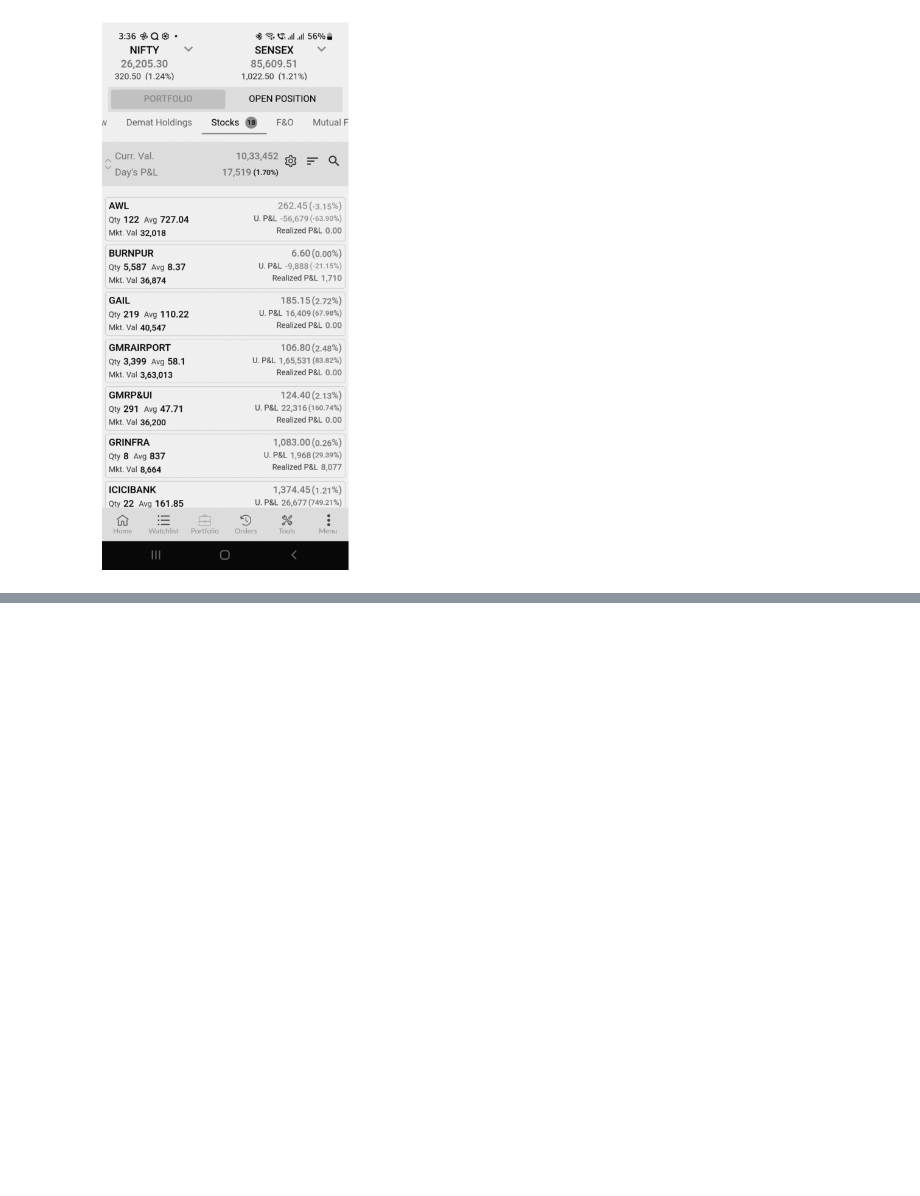
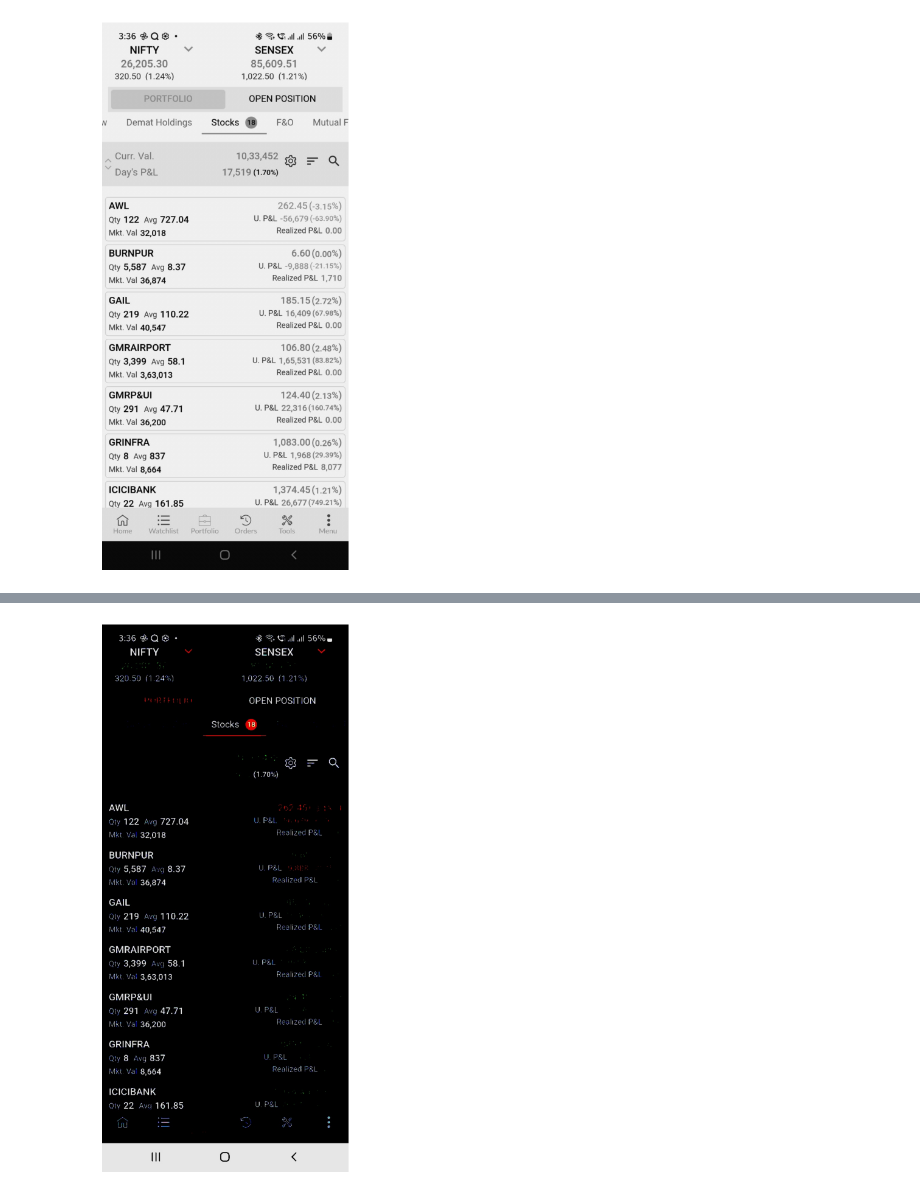
Before and after one commit to aakumar77/Optical-Character-Recognition, a Jupyter notebook: opencv.ipynb, the cells around one changed output, grey strips where cells are left out. Drawn from its saved outputs; the diff is of its cells as text; code cells hidden in the pictures; blank space fills up the shorter version.

Commit message:
converting greyscale to black and white for easier OCR

```diff
--- a/opencv.ipynb
+++ b/opencv.ipynb
@@ -46,0 +53,7 @@ display("Images/data_greyscale.jpg")
+# %%
+#Comparison with greyscale image and undeited image
+thres, im_bw2=cv2.threshold(img_scalar, 185,230, cv2.THRESH_BINARY)
+cv2.imwrite("Images/data_uneditedbw.jpg", im_bw2)
+display("Images/data_uneditedbw.jpg")
+# %% [output]
+[figure, added]
```
Also changed, not shown: parts of 2 cells of this notebook, 2 other files.
